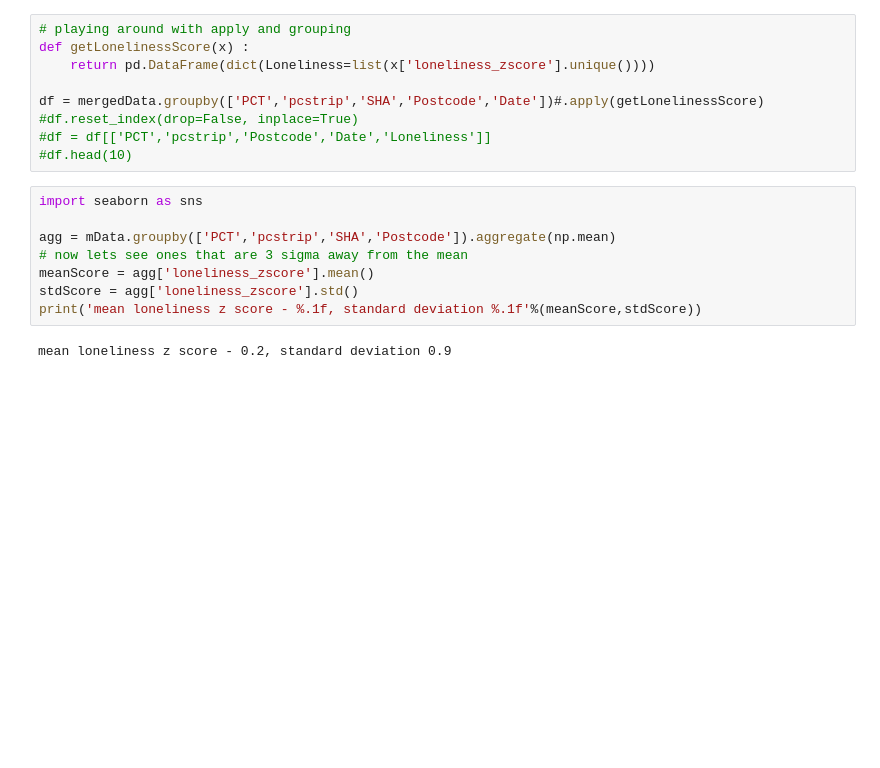
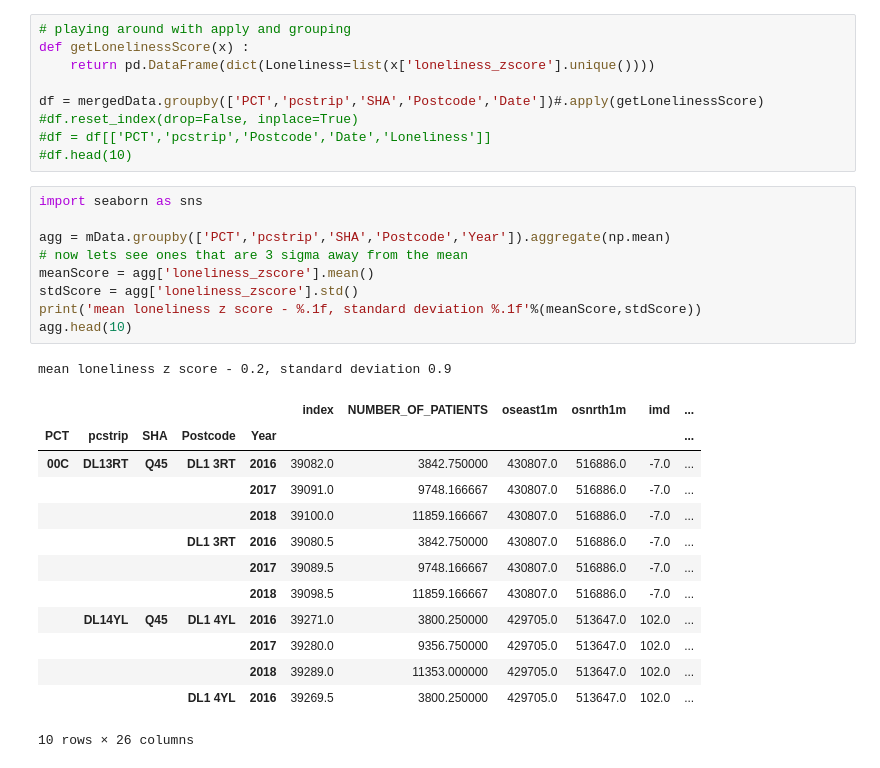
Before and after one commit to sseifeln/JGI, a Jupyter notebook: LanaGeo.ipynb, the cells around one changed output. Saved outputs shown, nothing was run; the diff lists cells and outputs as text; blank space fills up the shorter version.

```diff
--- a/LanaGeo.ipynb
+++ b/LanaGeo.ipynb
@@ -55,13 +55,27 @@ df = mergedData.groupby(['PCT','pcstrip','SHA','Postcode','Date'])#.apply(getLon
 # %%
 import seaborn as sns
 
-agg = mData.groupby(['PCT','pcstrip','SHA','Postcode']).aggregate(np.mean)
+agg = mData.groupby(['PCT','pcstrip','SHA','Postcode','Year']).aggregate(np.mean)
 # now lets see ones that are 3 sigma away from the mean
 meanScore = agg['loneliness_zscore'].mean()
 stdScore = agg['loneliness_zscore'].std()
 print('mean loneliness z score - %.1f, standard deviation %.1f'%(meanScore,stdScore))
+agg.head(10)
 # %% [output]
 mean loneliness z score - 0.2, standard deviation 0.9
+|  |  |  |  |  | index | NUMBER_OF_PATIENTS | oseast1m | osnrth1m | imd | ... |
+| PCT | pcstrip | SHA | Postcode | Year |  |  |  |  |  | ... |
+| 00C | DL13RT | Q45 | DL1 3RT | 2016 | 39082.0 | 3842.750000 | 430807.0 | 516886.0 | -7.0 | ... |
+|  |  |  |  | 2017 | 39091.0 | 9748.166667 | 430807.0 | 516886.0 | -7.0 | ... |
+|  |  |  |  | 2018 | 39100.0 | 11859.166667 | 430807.0 | 516886.0 | -7.0 | ... |
+|  |  |  | DL1 3RT | 2016 | 39080.5 | 3842.750000 | 430807.0 | 516886.0 | -7.0 | ... |
+|  |  |  |  | 2017 | 39089.5 | 9748.166667 | 430807.0 | 516886.0 | -7.0 | ... |
+|  |  |  |  | 2018 | 39098.5 | 11859.166667 | 430807.0 | 516886.0 | -7.0 | ... |
+|  | DL14YL | Q45 | DL1 4YL | 2016 | 39271.0 | 3800.250000 | 429705.0 | 513647.0 | 102.0 | ... |
+|  |  |  |  | 2017 | 39280.0 | 9356.750000 | 429705.0 | 513647.0 | 102.0 | ... |
+|  |  |  |  | 2018 | 39289.0 | 11353.000000 | 429705.0 | 513647.0 | 102.0 | ... |
+|  |  |  | DL1 4YL | 2016 | 39269.5 | 3800.250000 | 429705.0 | 513647.0 | 102.0 | ... |
+10 rows × 26 columns
 # %%
 dfOutliers = agg.loc[ np.abs(agg['loneliness_zscore'] -meanScore) > 5*stdScore ]
 #dfOutliers = dfOutliers.drop( ['Date','Month','Year','ITEMS'] , axis=1)
```
Also changed, not shown: parts of 4 cells of this notebook.
